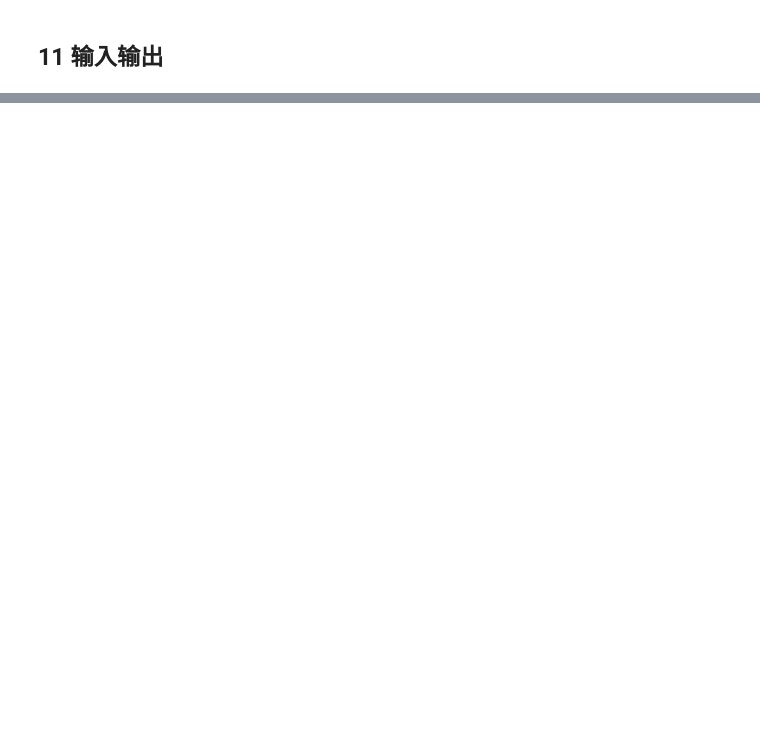
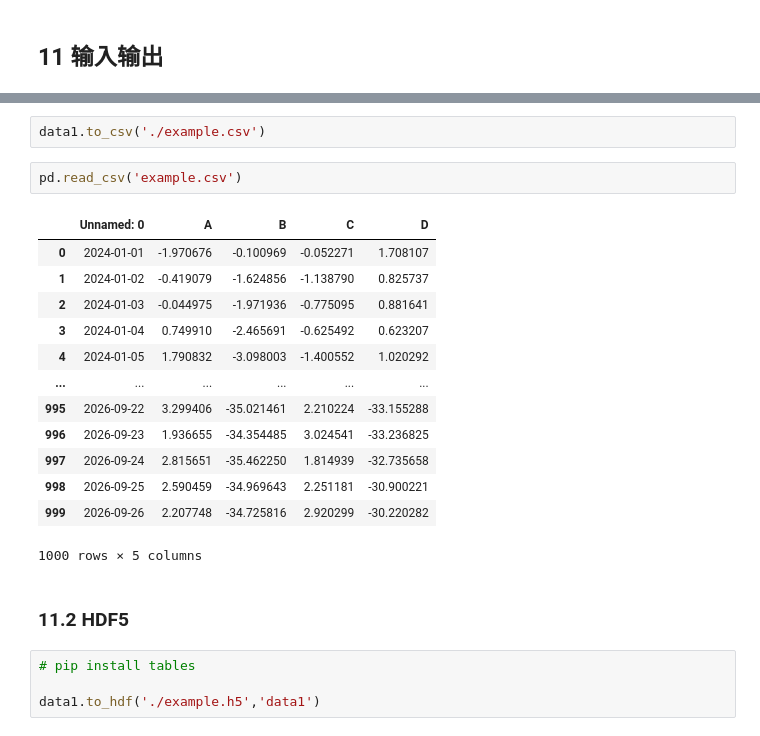
Before and after one commit to 1517005260/ai-learning, a Jupyter notebook: data-analysis/pandas/pandas.ipynb, the cells around one changed output, grey strips where cells are left out. Cells and saved outputs as stored; diff of their text form; blank space fills up the shorter version.

```diff
--- a/data-analysis/pandas/pandas.ipynb
+++ b/data-analysis/pandas/pandas.ipynb
@@ -541,0 +685,24 @@ pd.pivot_table(df, values='D', index=['A', 'B'], columns=['C'])
+# %%
+data1.to_csv('./example.csv')
+# %%
+pd.read_csv('example.csv')
+# %% [output]
+|  | Unnamed: 0 | A | B | C | D |
+| 0 | 2024-01-01 | -1.970676 | -0.100969 | -0.052271 | 1.708107 |
+| 1 | 2024-01-02 | -0.419079 | -1.624856 | -1.138790 | 0.825737 |
+| 2 | 2024-01-03 | -0.044975 | -1.971936 | -0.775095 | 0.881641 |
+| 3 | 2024-01-04 | 0.749910 | -2.465691 | -0.625492 | 0.623207 |
+| 4 | 2024-01-05 | 1.790832 | -3.098003 | -1.400552 | 1.020292 |
+| ... | ... | ... | ... | ... | ... |
+| 995 | 2026-09-22 | 3.299406 | -35.021461 | 2.210224 | -33.155288 |
+| 996 | 2026-09-23 | 1.936655 | -34.354485 | 3.024541 | -33.236825 |
+| 997 | 2026-09-24 | 2.815651 | -35.462250 | 1.814939 | -32.735658 |
+| 998 | 2026-09-25 | 2.590459 | -34.969643 | 2.251181 | -30.900221 |
+| 999 | 2026-09-26 | 2.207748 | -34.725816 | 2.920299 | -30.220282 |
+1000 rows × 5 columns
+# %% [markdown]
+### 11.2 HDF5
+# %%
+# pip install tables
+
+data1.to_hdf('./example.h5','data1')
```
Also changed, not shown: parts of 64 cells of this notebook, 3 other files.
